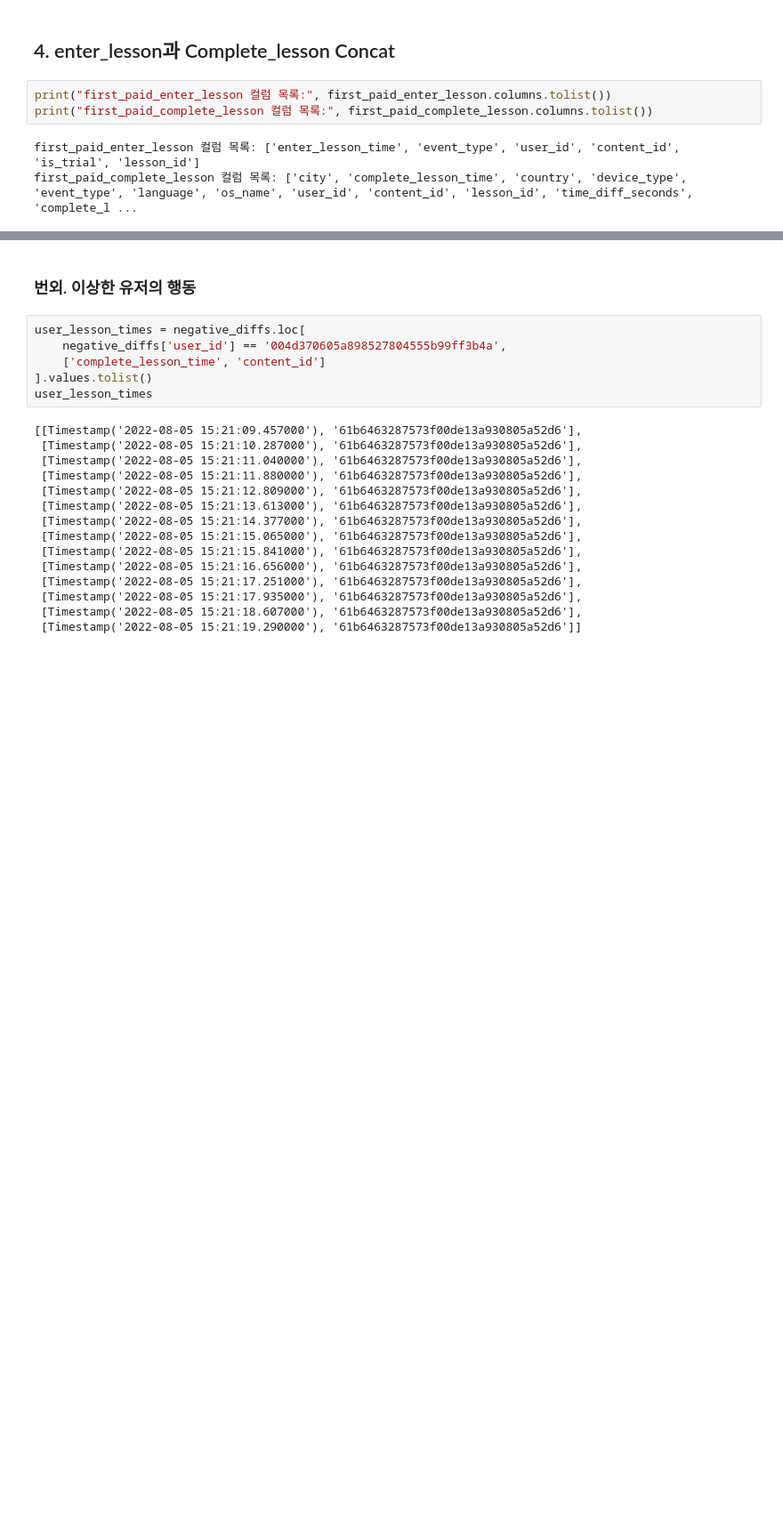
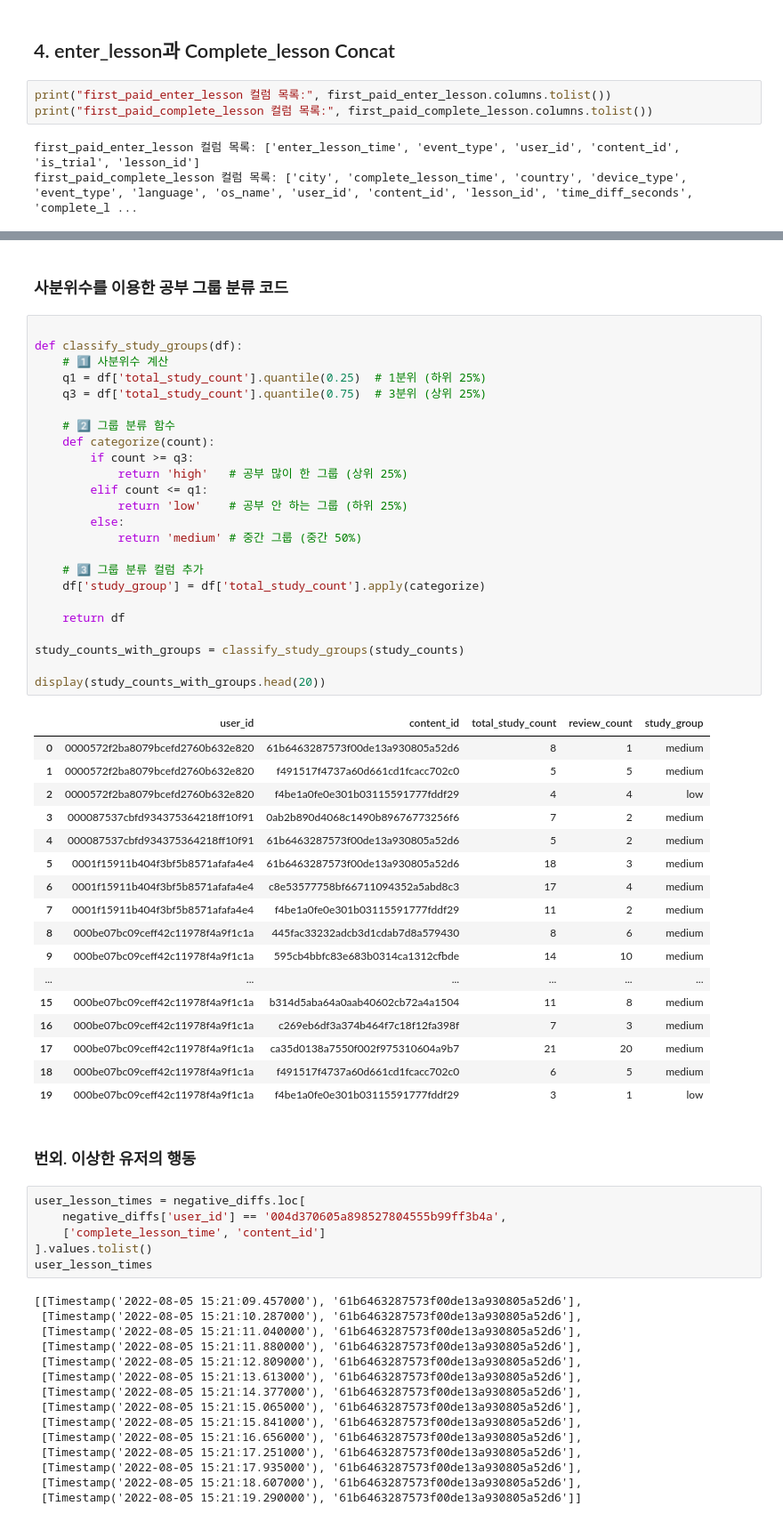
Before and after one commit to saeraniren/intermediate_project, a Jupyter notebook: haein_funnel_eda.ipynb, the cells around one changed output, grey strips where cells are left out. Shown at 89% size. Cells and saved outputs as stored; diff of their text form; blank space fills up the shorter version.

```diff
--- a/haein_funnel_eda.ipynb
+++ b/haein_funnel_eda.ipynb
@@ -1525,3 +1584,47 @@ KeyboardInterrupt:
+# %% [markdown]
+### 사분위수를 이용한 공부 그룹 분류 코드
+# %%
+
+def classify_study_groups(df):
+    # 1️⃣ 사분위수 계산
+    q1 = df['total_study_count'].quantile(0.25)  # 1분위 (하위 25%)
+    q3 = df['total_study_count'].quantile(0.75)  # 3분위 (상위 25%)
+
+    # 2️⃣ 그룹 분류 함수
+    def categorize(count):
+        if count >= q3:
+            return 'high'   # 공부 많이 한 그룹 (상위 25%)
+        elif count <= q1:
+            return 'low'    # 공부 안 하는 그룹 (하위 25%)
+        else:
+            return 'medium' # 중간 그룹 (중간 50%)
+
+    # 3️⃣ 그룹 분류 컬럼 추가
+    df['study_group'] = df['total_study_count'].apply(categorize)
+
+    return df
+
+study_counts_with_groups = classify_study_groups(study_counts)
+
+display(study_counts_with_groups.head(20))
+# %% [output]
+|  | user_id | content_id | total_study_count | review_count | study_group |
+| 0 | 0000572f2ba8079bcefd2760b632e820 | 61b6463287573f00de13a930805a52d6 | 8 | 1 | medium |
+| 1 | 0000572f2ba8079bcefd2760b632e820 | f491517f4737a60d661cd1fcacc702c0 | 5 | 5 | medium |
+| 2 | 0000572f2ba8079bcefd2760b632e820 | f4be1a0fe0e301b03115591777fddf29 | 4 | 4 | low |
+| 3 | 000087537cbfd934375364218ff10f91 | 0ab2b890d4068c1490b89676773256f6 | 7 | 2 | medium |
+| 4 | 000087537cbfd934375364218ff10f91 | 61b6463287573f00de13a930805a52d6 | 5 | 2 | medium |
+| 5 | 0001f15911b404f3bf5b8571afafa4e4 | 61b6463287573f00de13a930805a52d6 | 18 | 3 | medium |
+| 6 | 0001f15911b404f3bf5b8571afafa4e4 | c8e53577758bf66711094352a5abd8c3 | 17 | 4 | medium |
+| 7 | 0001f15911b404f3bf5b8571afafa4e4 | f4be1a0fe0e301b03115591777fddf29 | 11 | 2 | medium |
+| 8 | 000be07bc09ceff42c11978f4a9f1c1a | 445fac33232adcb3d1cdab7d8a579430 | 8 | 6 | medium |
+| 9 | 000be07bc09ceff42c11978f4a9f1c1a | 595cb4bbfc83e683b0314ca1312cfbde | 14 | 10 | medium |
+| ... | ... | ... | ... | ... | ... |
+| 15 | 000be07bc09ceff42c11978f4a9f1c1a | b314d5aba64a0aab40602cb72a4a1504 | 11 | 8 | medium |
+| 16 | 000be07bc09ceff42c11978f4a9f1c1a | c269eb6df3a374b464f7c18f12fa398f | 7 | 3 | medium |
+| 17 | 000be07bc09ceff42c11978f4a9f1c1a | ca35d0138a7550f002f975310604a9b7 | 21 | 20 | medium |
+| 18 | 000be07bc09ceff42c11978f4a9f1c1a | f491517f4737a60d661cd1fcacc702c0 | 6 | 5 | medium |
+| 19 | 000be07bc09ceff42c11978f4a9f1c1a | f4be1a0fe0e301b03115591777fddf29 | 3 | 1 | low |
 # %% [markdown]
 ### 번외. 이상한 유저의 행동
 # %%
```
Also changed, not shown: parts of 11 cells of this notebook.
